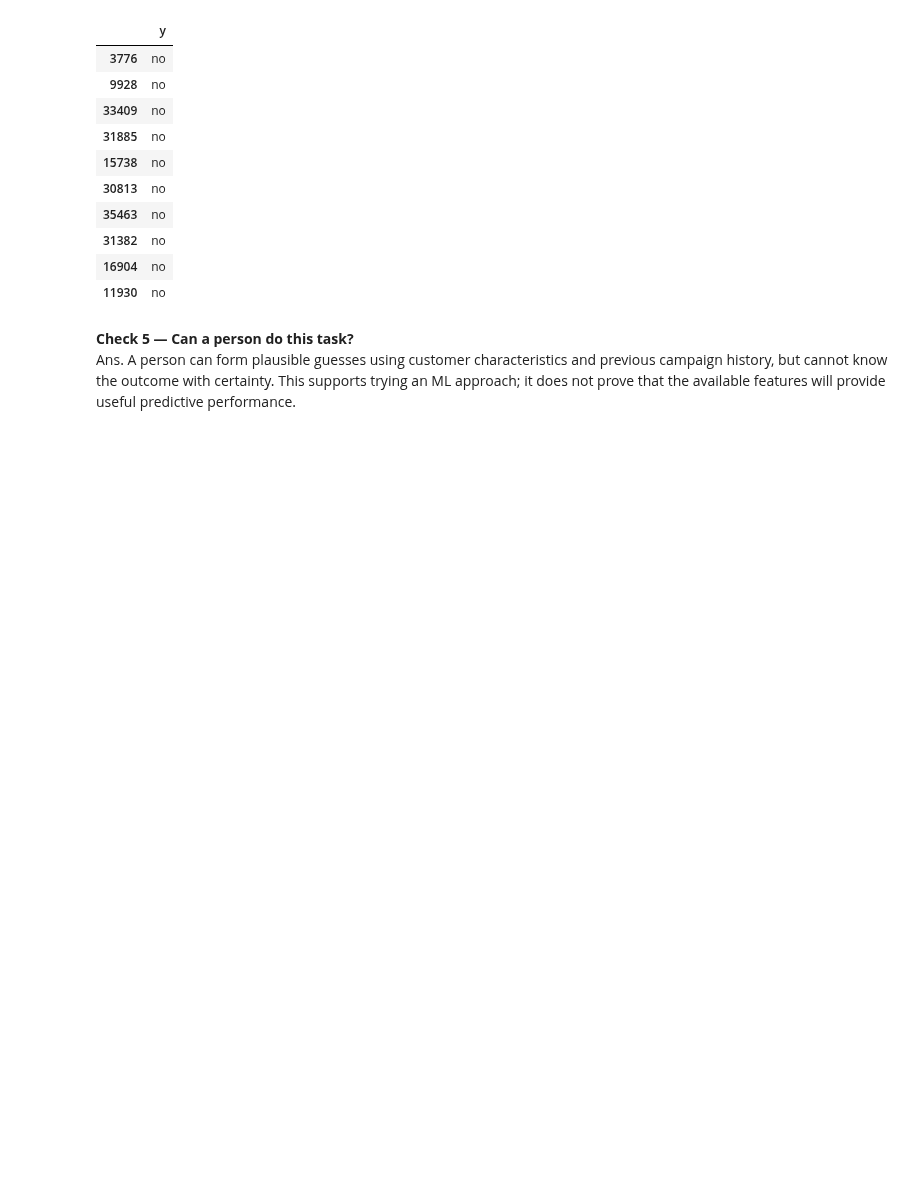
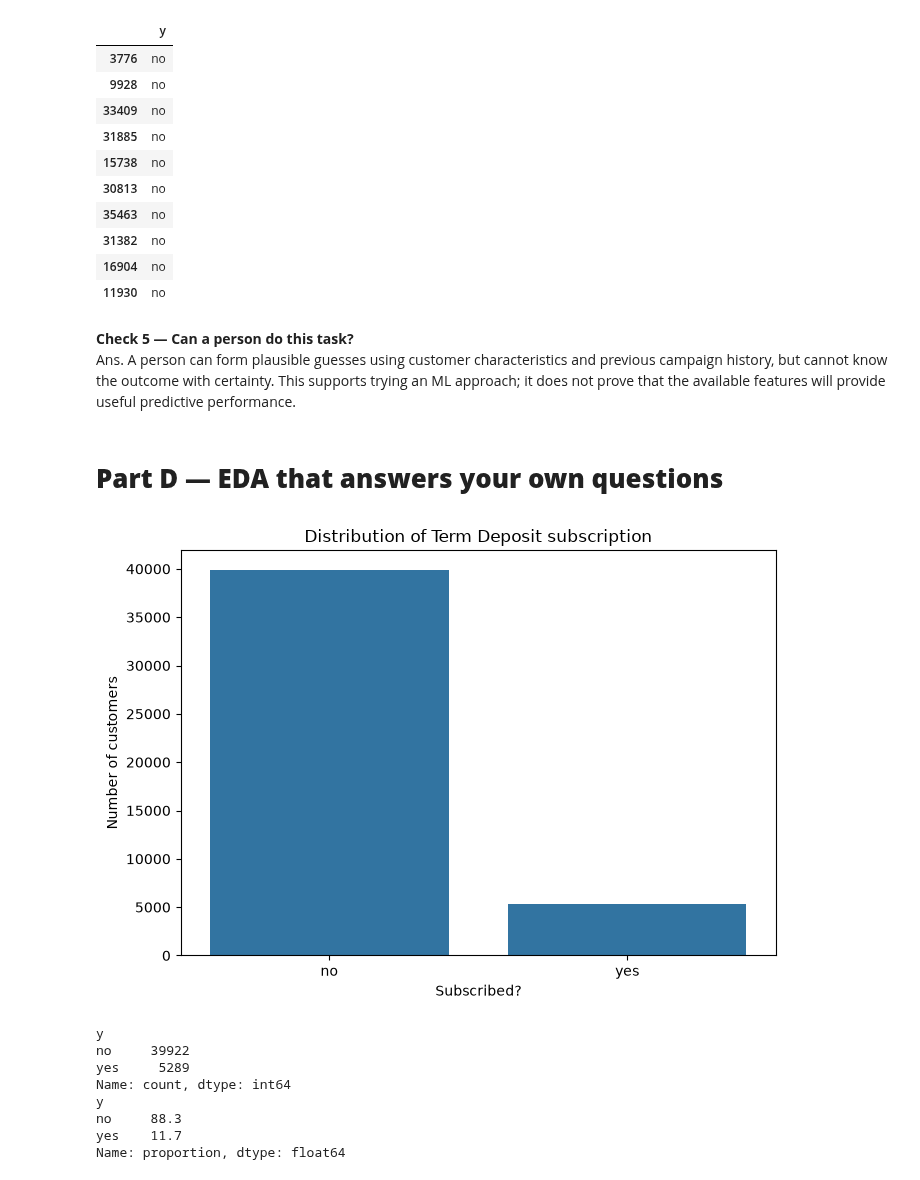
Before and after one commit to chiragagrawal02july-cloud/aiml-bootcamp-chirag, a Jupyter notebook: notebooks/day41_scoping.ipynb, the cells around one changed output. Saved outputs shown, nothing was run; the diff lists cells and outputs as text; code cells hidden in the pictures; blank space fills up the shorter version.

```diff
--- a/notebooks/day41_scoping.ipynb
+++ b/notebooks/day41_scoping.ipynb
@@ -372,3 +374,31 @@ Actual labels -- reveal only after attempting the guesses:
 # %% [markdown]
 **Check 5 — Can a person do this task?**
 Ans. A person can form plausible guesses using customer characteristics and previous campaign history, but cannot know the outcome with certainty. This supports trying an ML approach; it does not prove that the available features will provide useful predictive performance.
+# %% [markdown]
+# **Part D — EDA that answers your own questions**
+# %%
+# Target Distribution
+eda_df = pd.read_csv("../data/bank-full.csv", sep=";")
+
+fig, ax = plt.subplots(figsize=(7, 5))
+sns.countplot(data=eda_df, x="y")
+
+ax.set_title("Distribution of Term Deposit subscription")
+ax.set_xlabel("Subscribed?")
+ax.set_ylabel("Number of customers")
+
+plt.tight_layout()
+plt.show()
+
+print(eda_df["y"].value_counts())
+print((eda_df["y"].value_counts(normalize=True) * 100).round(2))
+# %% [output]
+[figure, added]
+y
+no     39922
+yes     5289
+Name: count, dtype: int64
+y
+no     88.3
+yes    11.7
+Name: proportion, dtype: float64
```
Also changed, not shown: parts of 19 cells of this notebook.
